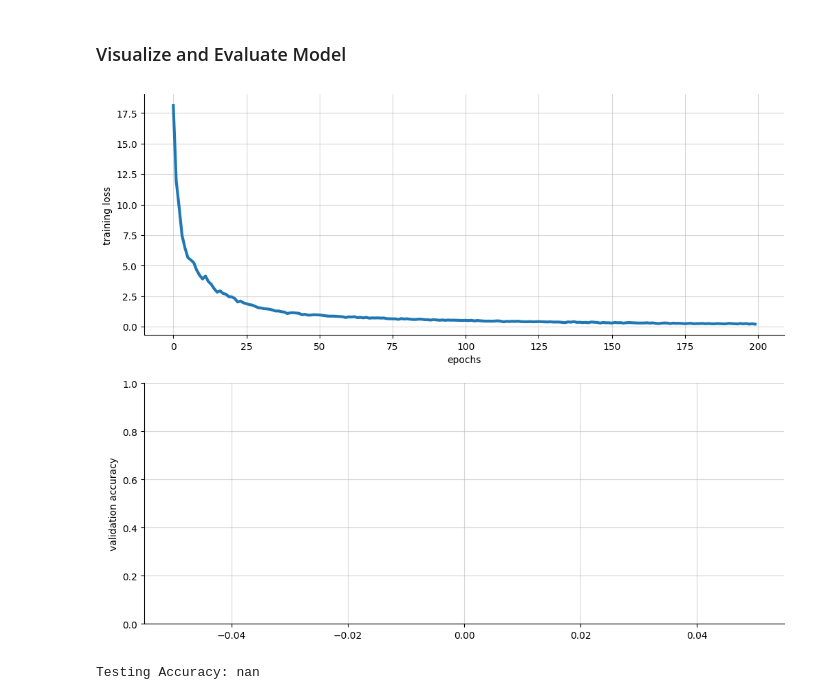
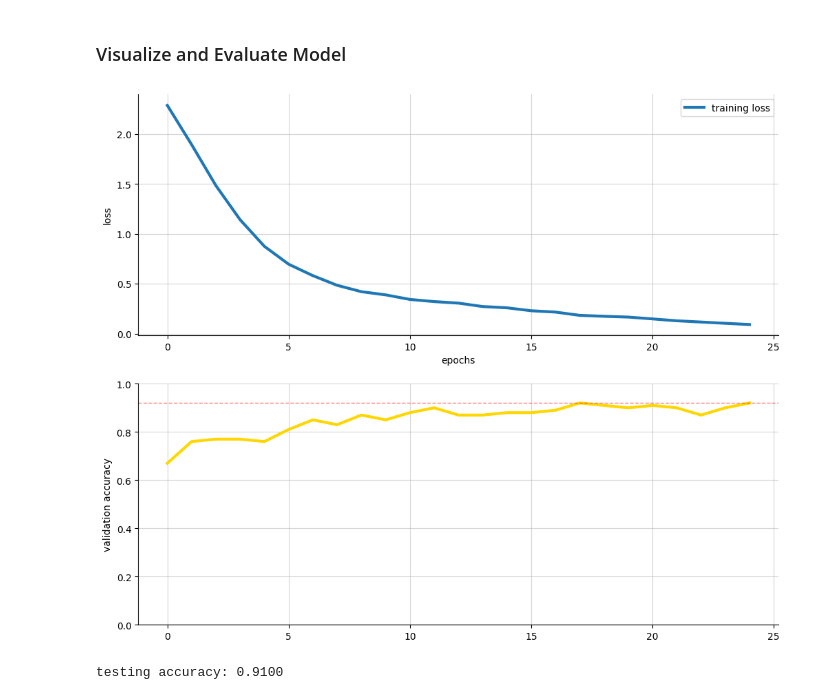
Before and after one commit to itsnaka/phys_417, a Jupyter notebook: lab_03/Lab3_Nate_Chaoweeraprasit.ipynb, the cells around one changed output. Drawn from its saved outputs; the diff is of its cells as text; code cells hidden in the pictures.

```diff
--- a/lab_03/Lab3_Nate_Chaoweeraprasit.ipynb
+++ b/lab_03/Lab3_Nate_Chaoweeraprasit.ipynb
@@ -91,11 +87,14 @@ def scale_data(arr):
     return scaled_data
 # %%
 # Scale the dataset according to standard scaling
-mnist_train_features = scale_data(mnist_train_features)
-mnist_test_features = scale_data(mnist_test_features)
+# mnist_train_features = scale_data(mnist_train_features)
+# mnist_test_features = scale_data(mnist_test_features)
+
+mnist_train_features = mnist_train_features / 255
+mnist_test_features = mnist_test_features / 255
 # %%
 # Split dataset into Train (900 samples), Validation (100 samples), Testing (100 samples)
-train_num = 1800
+train_num = 900
 
 mnist_val_features = mnist_train_features[train_num:]
 mnist_val_targets = mnist_train_targets[train_num:]
@@ -104,6 +103,6 @@ mnist_train_features = mnist_train_features[:train_num]
 mnist_train_targets = mnist_train_targets[:train_num]
 
 print(mnist_train_features.shape)
-print(mnist_val_features)
-print(mnist_test_features)
+print(mnist_val_features.shape)
+print(mnist_test_features.shape)
 # %% [output]
@@ -125,31 +118,30 @@ class mnistClassification(torch.nn.Module):
 
         super(mnistClassification, self).__init__()
 
-        self.layer1 = torch.nn.Linear(input_dim, hidden_dim)
-        self.layer2 = torch.nn.Linear(hidden_dim, hidden_dim)
-        self.layer3 = torch.nn.Linear(hidden_dim, output_dim)
-        self.dropout = torch.nn.Dropout(p = 0.34)
+        # two fully connected layers + relu activation + dropout layer
+        self.fc1 = torch.nn.Linear(input_dim, hidden_dim)
+        self.relu = torch.nn.ReLU()
+        self.fc2 = torch.nn.Linear(hidden_dim, output_dim)
+        self.dropout = torch.nn.Dropout(p = 0.25)
 
     def forward(self, x):
 
-        x = self.layer1(x)
+        x = self.fc1(x)
+        x = self.relu(x)
         x = self.dropout(x)
-        x = self.layer2(x)
-        x = self.dropout(x)
-        x = self.layer3(x)
-
+        x = self.fc2(x)
         return x
 # %% [markdown]
 ### Define Hyperparameters
 # %%
 # Initialize our neural network model with input and output dimensions
 model = mnistClassification(input_dim = 784,
-                            hidden_dim = 50,
-                            output_dim = 10) # Feel free to change the hidden_dim value here
+                            hidden_dim = 256,
+                            output_dim = 10)
 
 # Define the learning rate and epoch
-learning_rate = 0.003
-epochs = 200
+learning_rate = 0.0045
+epochs = 25
 
 # Define loss function and optimizer
 loss_func = torch.nn.CrossEntropyLoss()
@@ -231,41 +225,43 @@ import seaborn as sns
 # %%
 # Visualize training loss
 
 plt.figure(figsize = (12,10))
 
 # Visualize training loss with respect to iterations (1 iteration -> single batch)
 plt.subplot(2, 1, 1)
-plt.plot(train_loss_list, linewidth = 3)
-plt.plot(val_loss_list, linewidth = 3)
-plt.ylabel("training loss")
+plt.plot(train_loss_list, linewidth = 3, label = 'training loss')
+plt.ylabel("loss")
 plt.xlabel("epochs")
+plt.legend()
 plt.grid(alpha = 0.5)
 sns.despine()
 
 # Visualize validation accuracy with respect to epochs
 plt.subplot(2, 1, 2)
 plt.plot(val_accuracy_list, linewidth = 3, color = 'gold')
 plt.axhline(max(val_accuracy_list), linewidth = 1, linestyle = '--', color = 'red', alpha = 0.5)
 
 
 plt.ylim(0,1)
 plt.ylabel("validation accuracy")
 plt.grid(alpha = 0.5)
 sns.despine()
 # %% [output]
-[figure, old version]
+[figure, new version]
 # %%
 # Compute the testing accuracy
 
 with torch.no_grad():
 
-    val_outputs = model(val_inputs)
-    prediction = torch.argmax(val_outputs, dim=1)
-    correct = (prediction == val_targets).type(torch.FloatTensor)
+    test_outputs = model(test_inputs)
+    prediction = torch.argmax(test_outputs, dim=1)
 
-print(f"Testing Accuracy: {correct.mean()*100:.4f}")
+    # compare predictions with targets and find accuracy
+    correct = (prediction == test_targets).type(torch.FloatTensor)
+
+print(f"testing accuracy: {correct.mean():.4f}")
 # %% [output]
-Testing Accuracy: nan
+testing accuracy: 0.9100
 # %%
 # Plot 5 incorrectly classified testing samples and print the model predictions for each of them
 # You can use np.reshape() to convert flattened 1D array (768,) -> (28, 28)
```
Also changed, not shown: parts of 5 cells of this notebook, 9 other files.
